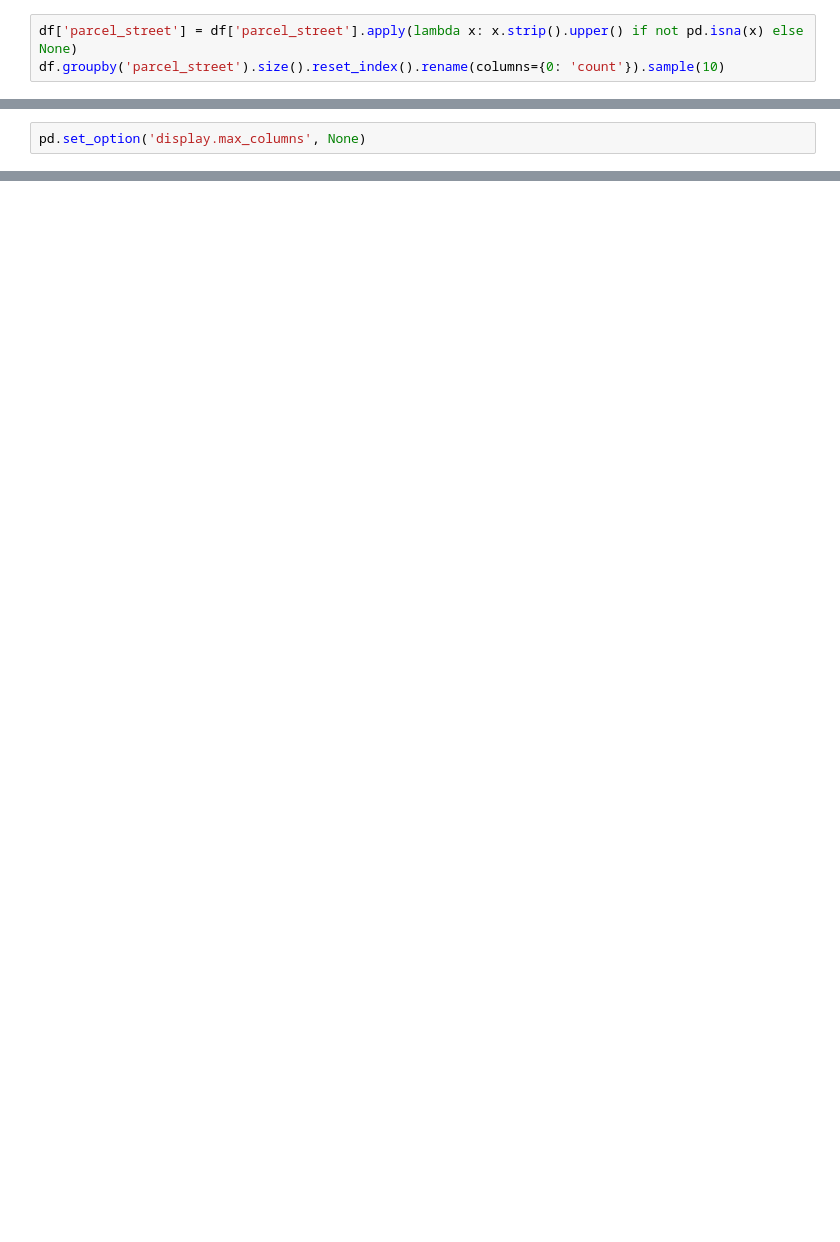
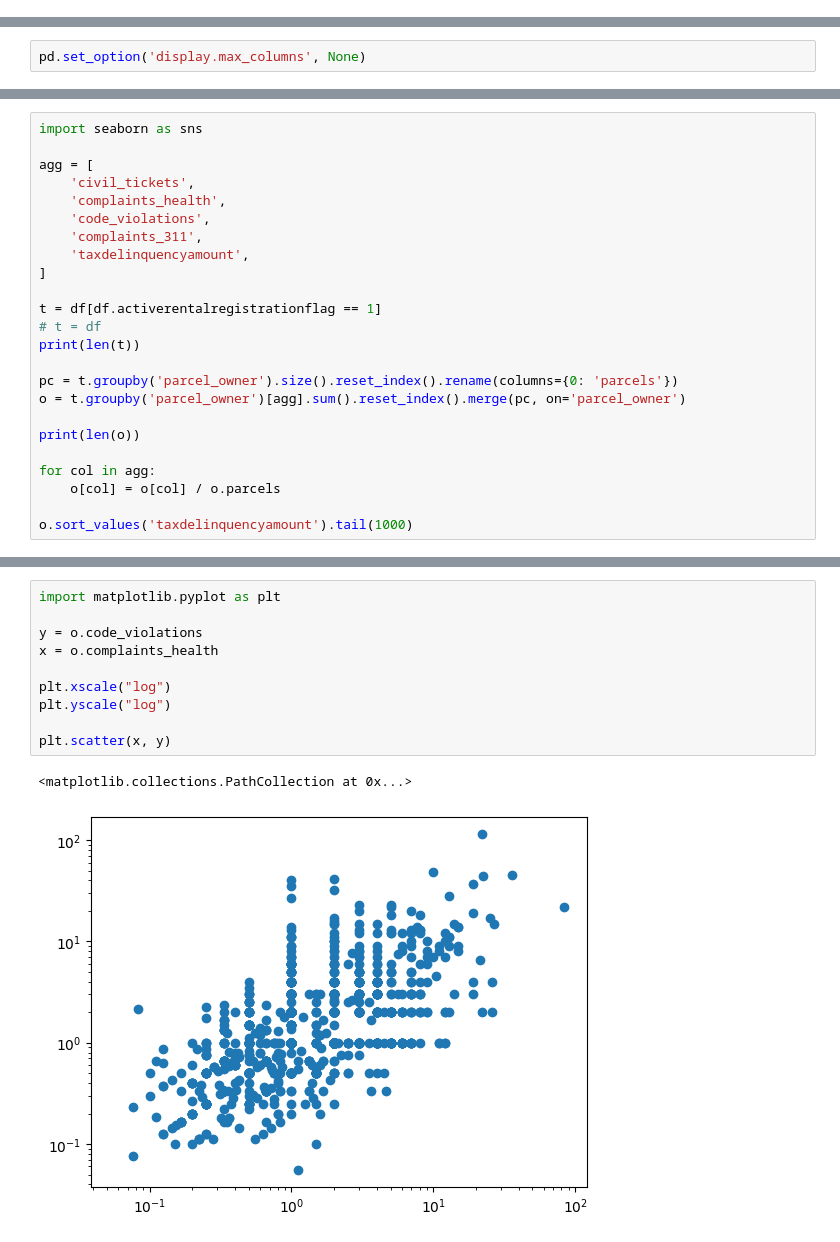
Before and after one commit to jackvandeleuv/cletenant, a Jupyter notebook: pipeline/scratch.ipynb, the cells around one changed output, grey strips where cells are left out. Drawn from its saved outputs; the diff is of its cells as text; blank space fills up the shorter version.

```diff
--- a/pipeline/scratch.ipynb
+++ b/pipeline/scratch.ipynb
@@ -125,3 +23,0 @@ df['parcel_addr_max'] = df['parcel_addr'].apply(lambda x: addr_to_max(x))
-# %%
-df['parcel_street'] = df['parcel_street'].apply(lambda x: x.strip().upper() if not pd.isna(x) else None)
-df.groupby('parcel_street').size().reset_index().rename(columns={0: 'count'}).sample(10)
@@ -323,0 +35,24 @@ len(df)
+# %%
+import seaborn as sns
+
+agg = [
+    'civil_tickets',
+    'complaints_health',
+    'code_violations',
+    'complaints_311',
+    'taxdelinquencyamount',
+]
+
+t = df[df.activerentalregistrationflag == 1]
+# t = df
+print(len(t))
+
+pc = t.groupby('parcel_owner').size().reset_index().rename(columns={0: 'parcels'})
+o = t.groupby('parcel_owner')[agg].sum().reset_index().merge(pc, on='parcel_owner')
+
+print(len(o))
+
+for col in agg:
+    o[col] = o[col] / o.parcels
+
+o.sort_values('taxdelinquencyamount').tail(1000)
@@ -323,0 +75,13 @@ len(df)
+# %%
+import matplotlib.pyplot as plt
+
+y = o.code_violations
+x = o.complaints_health
+
+plt.xscale("log")
+plt.yscale("log")
+
+plt.scatter(x, y)
+# %% [output]
+<matplotlib.collections.PathCollection at 0x...>
+[figure, added]
```
Also changed, not shown: parts of 25 cells of this notebook, 4 other files.
